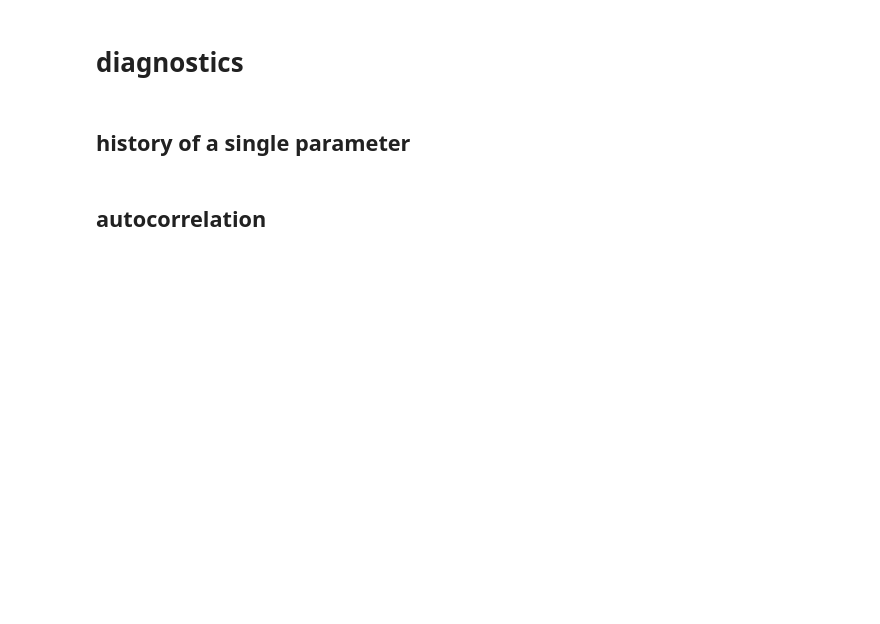
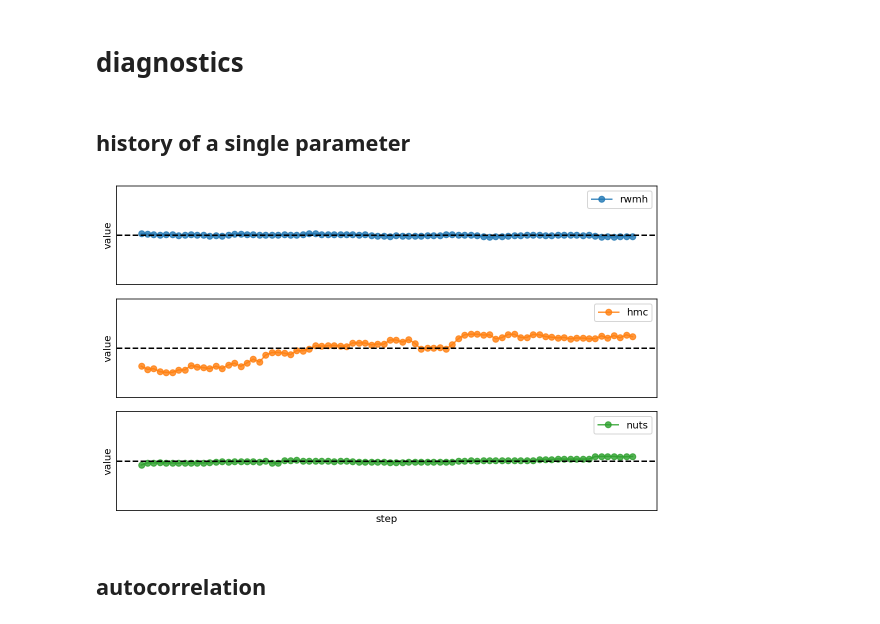
Before and after one commit to martin-marek/bnn-project, a Jupyter notebook: notebooks/uci_regression.ipynb, the cells around one changed output. Saved outputs shown, nothing was run; the diff lists cells and outputs as text; code cells hidden in the pictures; blank space fills up the shorter version.

```diff
--- a/notebooks/uci_regression.ipynb
+++ b/notebooks/uci_regression.ipynb
@@ -180,3 +169,17 @@ with open('tmp/chains_dict.npy', 'rb') as file:
+# %%
+chain_sgd = jnp.load('tmp/sgd.npy', allow_pickle=True)
+chain_ens = jnp.load('tmp/ens.npy', allow_pickle=True)
+chain_rwmh = jnp.load('tmp/rwmh.npy', allow_pickle=True)
+chain_hmc = jnp.load('tmp/hmc.npy', allow_pickle=True)
+chain_nuts = jnp.load('tmp/nuts.npy', allow_pickle=True)
 # %%
-for name, chains in chains_dict.items():
-    print(name, chains.shape)
+chains_dict = {
+    'sgd': chain_sgd,
+    'ensamble': chain_ens,
+    'rwmh': chain_rwmh,
+    'hmc': chain_hmc,
+    'nuts': chain_nuts,
+}
+
+for name, chain in chains_dict.items():
+    print(name, chain.shape)
@@ -185,35 +194,36 @@ for name, chains in chains_dict.items():
 # %%
 burn_in = 20
 for name in chains_dict.keys():
-    if chains_dict[name].shape[1] > 50:
-        chains_dict[name] = chains_dict[name][:, burn_in:]
+    if len(chains_dict[name]) > 50:
+        chains_dict[name] = chains_dict[name][burn_in:]
 # %% [markdown]
 # diagnostics
 # %% [markdown]
 ## history of a single parameter
 # %%
-chain_idx = 0
 param_idx = 0
 n_points = 100
-y_range = 0.07
+y_range = 0.15
 fig, axs = plt.subplots(3, 1, figsize=[8, 5])
 axs = axs.flatten()
 chains_to_show = ['rwmh', 'hmc', 'nuts']
 for i, name in enumerate(chains_to_show):
-    chains = chains_dict[name]
-    param = chains[chain_idx, :, param_idx]
+    chain = chains_dict[name]
+    param = chain[:, param_idx]
     axs[i].plot(param[:n_points].tolist(), 'o-', alpha=0.8, label=name, color=f'C{i}')
-    y_mean = chains[chain_idx, :, param_idx].mean()
+    y_mean = chain[:, param_idx].mean()
     axs[i].axhline(y=y_mean, linestyle="--", color='black')
     axs[i].set_xticks([])
     axs[i].set_yticks([])
     axs[i].set_ylim([y_mean-y_range, y_mean+y_range])
     axs[i].legend()
     axs[i].set_ylabel('value')
     if i == 2: axs[i].set_xlabel('step')
 plt.tight_layout()
 # plt.savefig('plots/mh_parameter_history.pdf', bbox_inches='tight', pad_inches=0)
 plt.show()
+# %% [output]
+[figure, added]
 # %% [markdown]
 ## autocorrelation
 # %%
```
Also changed, not shown: parts of 19 cells of this notebook.
